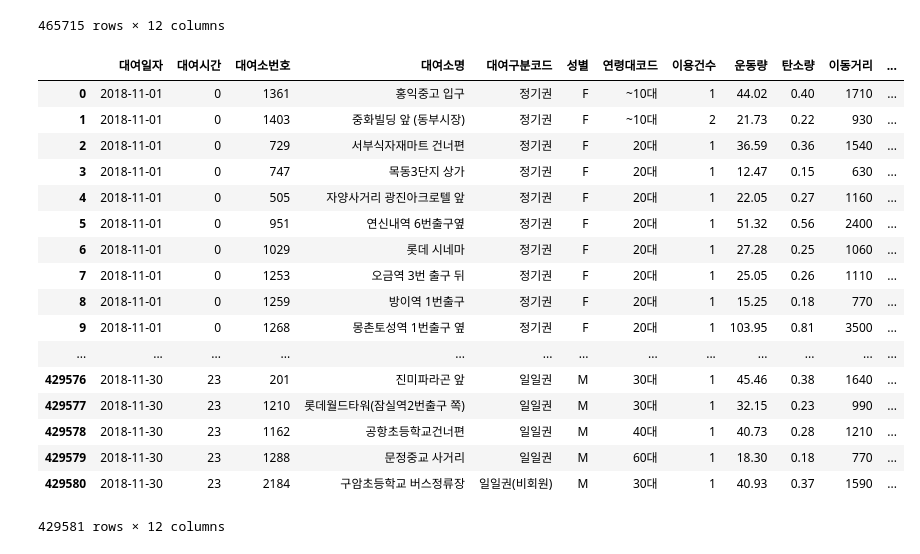
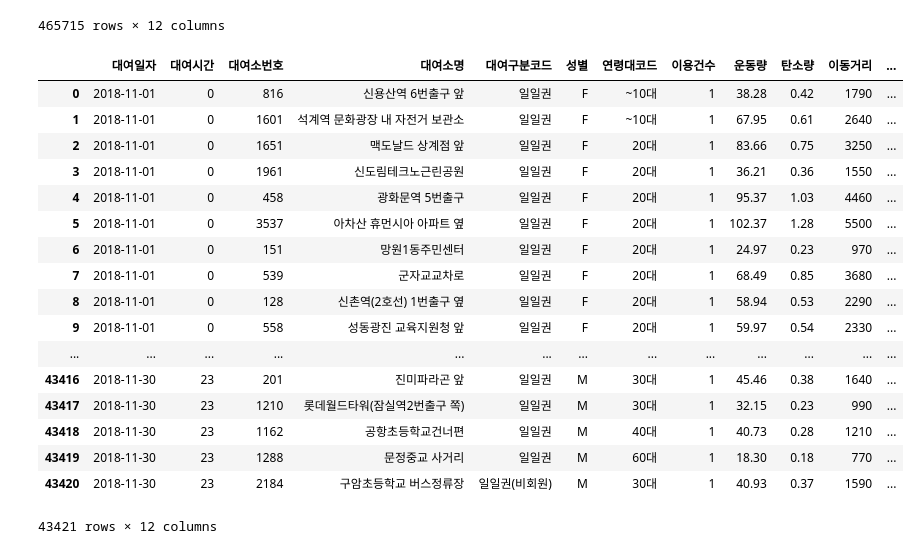
Before and after one commit to sy-k-98/practice, a Jupyter notebook: 11조.ipynb, the cells around one changed output. Cells and saved outputs as stored; diff of their text form; code cells hidden in the pictures.

```diff
--- a/11조.ipynb
+++ b/11조.ipynb
@@ -29,25 +37,25 @@ data
 | 465714 | 2018-11-30 | 23 | 2184 | 구암초등학교 버스정류장 | 일일권(비회원) | M | 30대 | 1 | 40.93 | 0.37 | 1590 | ... |
 465715 rows × 12 columns
 # %%
-One_hour = data[data['이동시간']<=60] # 사용시간이 1시간 밑인 데이터만 추출
+One_hour = data[(data['이동시간']<=60) & (data['대여구분코드'] != '정기권')] # 사용시간이 1시간 밑인 데이터만 추출
 One_hour = One_hour.reset_index(drop=True)
 One_hour
 # %% [output]
 |  | 대여일자 | 대여시간 | 대여소번호 | 대여소명 | 대여구분코드 | 성별 | 연령대코드 | 이용건수 | 운동량 | 탄소량 | 이동거리 | ... |
-| 0 | 2018-11-01 | 0 | 1361 | 홍익중고 입구 | 정기권 | F | ~10대 | 1 | 44.02 | 0.40 | 1710 | ... |
-| 1 | 2018-11-01 | 0 | 1403 | 중화빌딩 앞 (동부시장) | 정기권 | F | ~10대 | 2 | 21.73 | 0.22 | 930 | ... |
-| 2 | 2018-11-01 | 0 | 729 | 서부식자재마트 건너편 | 정기권 | F | 20대 | 1 | 36.59 | 0.36 | 1540 | ... |
-| 3 | 2018-11-01 | 0 | 747 | 목동3단지 상가 | 정기권 | F | 20대 | 1 | 12.47 | 0.15 | 630 | ... |
-| 4 | 2018-11-01 | 0 | 505 | 자양사거리 광진아크로텔 앞 | 정기권 | F | 20대 | 1 | 22.05 | 0.27 | 1160 | ... |
-| 5 | 2018-11-01 | 0 | 951 | 연신내역 6번출구옆 | 정기권 | F | 20대 | 1 | 51.32 | 0.56 | 2400 | ... |
-| 6 | 2018-11-01 | 0 | 1029 | 롯데 시네마 | 정기권 | F | 20대 | 1 | 27.28 | 0.25 | 1060 | ... |
-| 7 | 2018-11-01 | 0 | 1253 | 오금역 3번 출구 뒤 | 정기권 | F | 20대 | 1 | 25.05 | 0.26 | 1110 | ... |
-| 8 | 2018-11-01 | 0 | 1259 | 방이역 1번출구 | 정기권 | F | 20대 | 1 | 15.25 | 0.18 | 770 | ... |
-| 9 | 2018-11-01 | 0 | 1268 | 몽촌토성역 1번출구 옆 | 정기권 | F | 20대 | 1 | 103.95 | 0.81 | 3500 | ... |
+| 0 | 2018-11-01 | 0 | 816 | 신용산역 6번출구 앞 | 일일권 | F | ~10대 | 1 | 38.28 | 0.42 | 1790 | ... |
+| 1 | 2018-11-01 | 0 | 1601 | 석계역 문화광장 내 자전거 보관소 | 일일권 | F | ~10대 | 1 | 67.95 | 0.61 | 2640 | ... |
+| 2 | 2018-11-01 | 0 | 1651 | 맥도날드 상계점 앞 | 일일권 | F | 20대 | 1 | 83.66 | 0.75 | 3250 | ... |
+| 3 | 2018-11-01 | 0 | 1961 | 신도림테크노근린공원 | 일일권 | F | 20대 | 1 | 36.21 | 0.36 | 1550 | ... |
+| 4 | 2018-11-01 | 0 | 458 | 광화문역 5번출구 | 일일권 | F | 20대 | 1 | 95.37 | 1.03 | 4460 | ... |
+| 5 | 2018-11-01 | 0 | 3537 | 아차산 휴먼시아 아파트 옆 | 일일권 | F | 20대 | 1 | 102.37 | 1.28 | 5500 | ... |
+| 6 | 2018-11-01 | 0 | 151 | 망원1동주민센터 | 일일권 | F | 20대 | 1 | 24.97 | 0.23 | 970 | ... |
+| 7 | 2018-11-01 | 0 | 539 | 군자교교차로 | 일일권 | F | 20대 | 1 | 68.49 | 0.85 | 3680 | ... |
+| 8 | 2018-11-01 | 0 | 128 | 신촌역(2호선) 1번출구 옆 | 일일권 | F | 20대 | 1 | 58.94 | 0.53 | 2290 | ... |
+| 9 | 2018-11-01 | 0 | 558 | 성동광진 교육지원청 앞 | 일일권 | F | 20대 | 1 | 59.97 | 0.54 | 2330 | ... |
 | ... | ... | ... | ... | ... | ... | ... | ... | ... | ... | ... | ... | ... |
-| 429576 | 2018-11-30 | 23 | 201 | 진미파라곤 앞 | 일일권 | M | 30대 | 1 | 45.46 | 0.38 | 1640 | ... |
-| 429577 | 2018-11-30 | 23 | 1210 | 롯데월드타워(잠실역2번출구 쪽) | 일일권 | M | 30대 | 1 | 32.15 | 0.23 | 990 | ... |
-| 429578 | 2018-11-30 | 23 | 1162 | 공항초등학교건너편 | 일일권 | M | 40대 | 1 | 40.73 | 0.28 | 1210 | ... |
-| 429579 | 2018-11-30 | 23 | 1288 | 문정중교 사거리 | 일일권 | M | 60대 | 1 | 18.30 | 0.18 | 770 | ... |
-| 429580 | 2018-11-30 | 23 | 2184 | 구암초등학교 버스정류장 | 일일권(비회원) | M | 30대 | 1 | 40.93 | 0.37 | 1590 | ... |
+| 43416 | 2018-11-30 | 23 | 201 | 진미파라곤 앞 | 일일권 | M | 30대 | 1 | 45.46 | 0.38 | 1640 | ... |
+| 43417 | 2018-11-30 | 23 | 1210 | 롯데월드타워(잠실역2번출구 쪽) | 일일권 | M | 30대 | 1 | 32.15 | 0.23 | 990 | ... |
+| 43418 | 2018-11-30 | 23 | 1162 | 공항초등학교건너편 | 일일권 | M | 40대 | 1 | 40.73 | 0.28 | 1210 | ... |
+| 43419 | 2018-11-30 | 23 | 1288 | 문정중교 사거리 | 일일권 | M | 60대 | 1 | 18.30 | 0.18 | 770 | ... |
+| 43420 | 2018-11-30 | 23 | 2184 | 구암초등학교 버스정류장 | 일일권(비회원) | M | 30대 | 1 | 40.93 | 0.37 | 1590 | ... |
-429581 rows × 12 columns
+43421 rows × 12 columns
```
Also changed, not shown: parts of 13 cells of this notebook.
